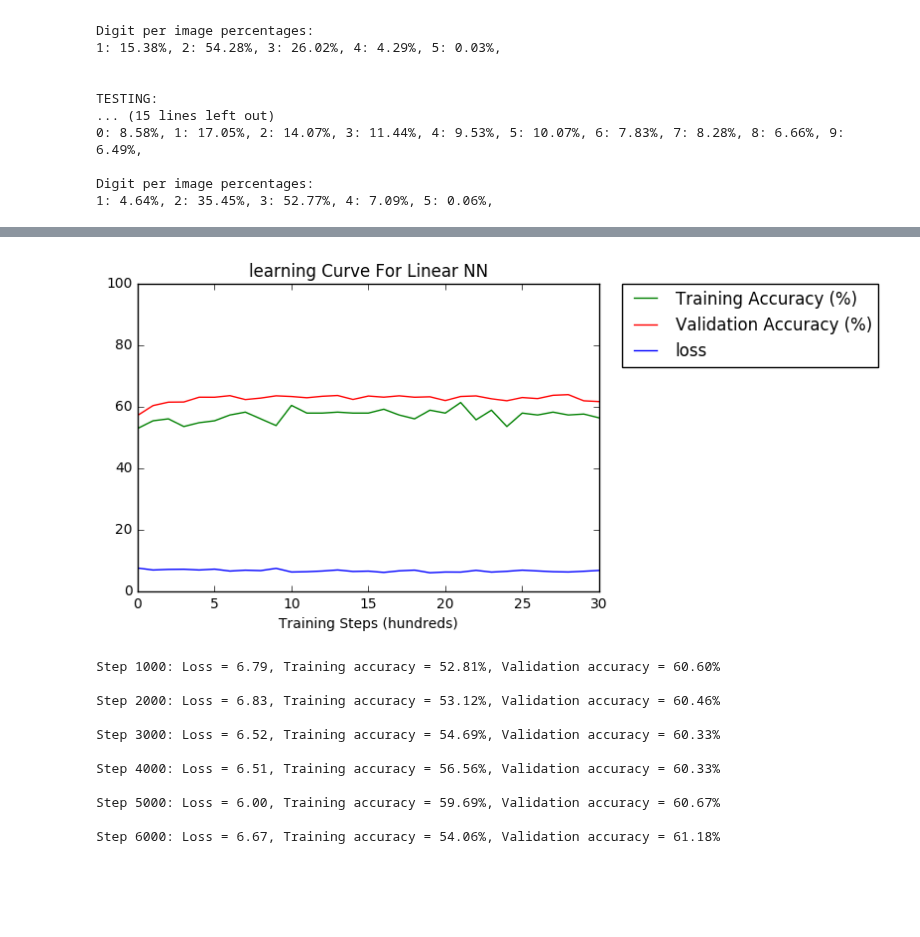
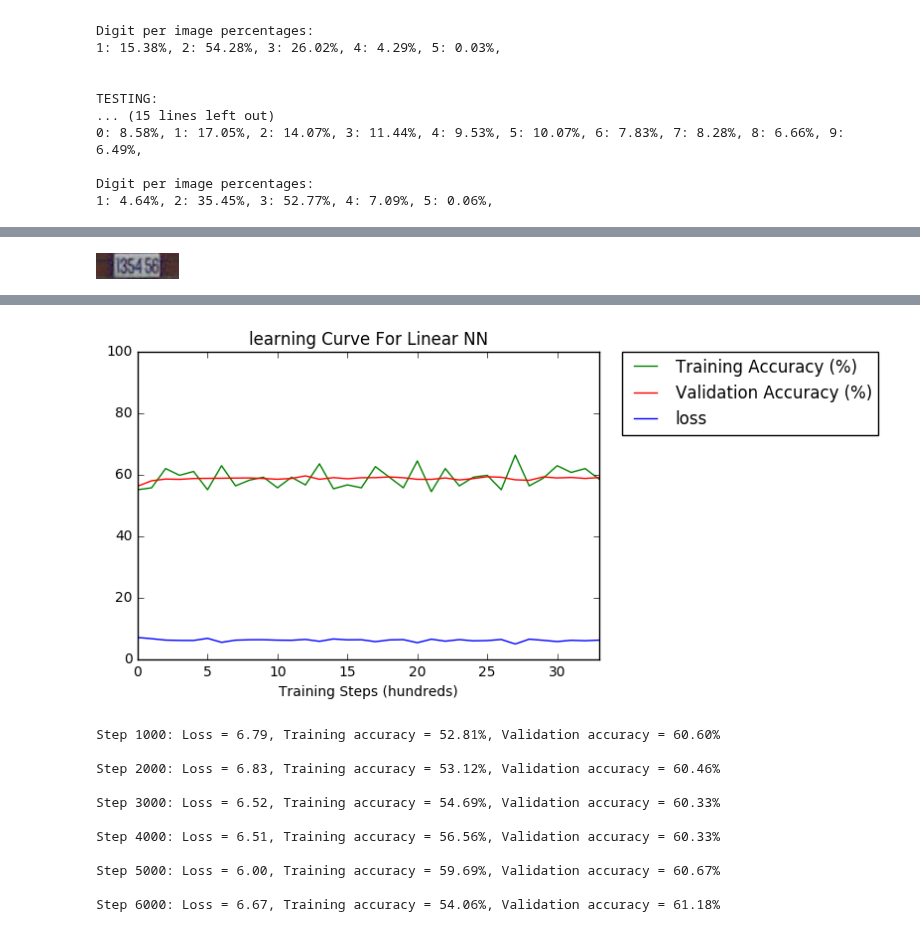
Before and after one commit to charlescc9/deep-learning-image-classification, a Jupyter notebook: svhn_large.ipynb, the cells around one changed output, grey strips where cells are left out. Saved outputs shown, nothing was run; the diff lists cells and outputs as text; code cells hidden in the pictures; blank space fills up the shorter version.

```diff
--- a/svhn_large.ipynb
+++ b/svhn_large.ipynb
@@ -352,3 +347,12 @@ plt.show(plt.imshow(train_X[1].reshape(img_size, img_size), cmap=plt.cm.Greys))
+# %%
+# 29930.png is the only image with more than 5 digits, so we will treat it as an outlier and remove it
+display.display(display.Image(train_dir + '/' + str(29930) + '.png'))
+if '29930.png' in train_metadata:
+    del train_metadata['29930.png']
+    train_X = np.delete(train_X, 27929, axis=0)
+    train_y = np.delete(train_y, 27929, axis=0)
+# %% [output]
+[figure, added]
 # %%
 # Define our performance metric
 def accuracy(preds, labels):
@@ -472,7 +476,7 @@ ta, = plt.plot(train_accuracies)
 va, = plt.plot(valid_accuracies)
 plt.xlabel('Training Steps (hundreds)')
 plt.ylim(0, 100)
-plt.xlim(0, 30)
+plt.xlim(0, 33)
 plt.title('learning Curve For Linear NN')
 plt.legend([ta, va, l], ['Training Accuracy (%)', 'Validation Accuracy (%)', 'loss'],
            bbox_to_anchor=(1.05, 1), loc=2, borderaxespad=0.)
@@ -498,4 +502,4 @@ Test set accuracy = 66.80%
-[figure, old version]
+[figure, new version]
 # %%
 """ DEEP NEURAL NETWORK """
 
```
Also changed, not shown: parts of 10 cells of this notebook.
